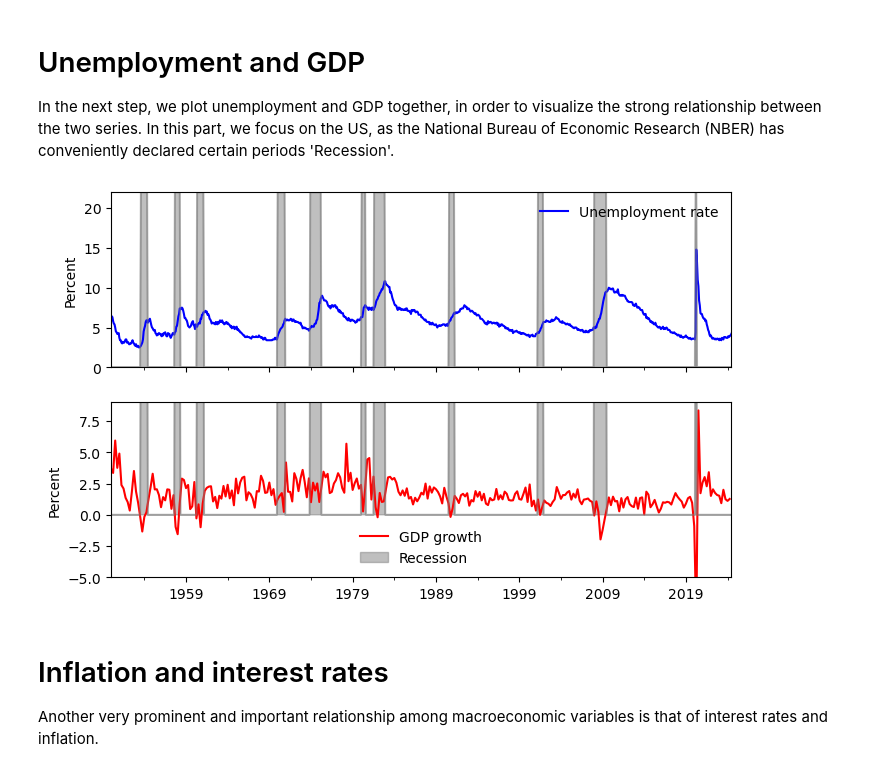
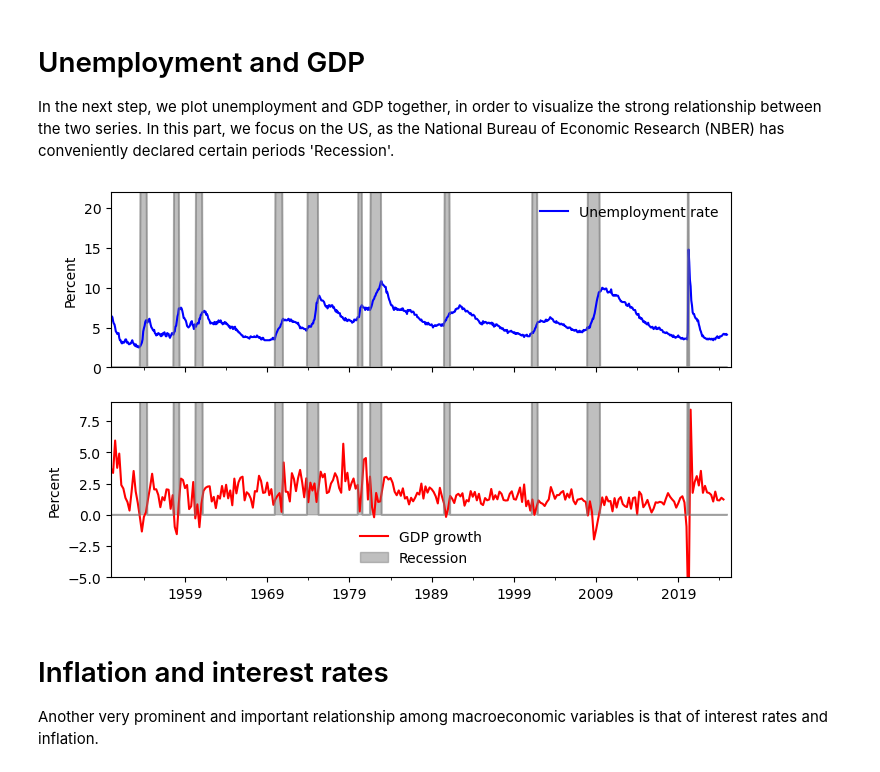
Before and after one commit to jvkramer/MacroIII_public, a Jupyter notebook: Lecture 1/Lec1.ipynb, the cells around one changed output. Drawn from its saved outputs; the diff is of its cells as text; code cells hidden in the pictures.

```diff
--- a/Lecture 1/Lec1.ipynb
+++ b/Lecture 1/Lec1.ipynb
@@ -184,32 +181,32 @@ In the next step, we plot unemployment and GDP together, in order to visualize t
 # %%
 from fredapi import Fred #need to install this
 fred = Fred(api_key='c0a963cd5bd17449f6d4b6a4e8d18f14')
 mult = 22
 us_gdp = fred.get_series('GDP') #gdp
 us_unemp = fred.get_series('UNRATE') #unemployment
 us_rec = fred.get_series('USREC')*mult #recession indicator
 tmprec = us_rec*-1 #recession indicator
 
 us_gdp_log  = np.log(us_gdp)
 us_gdp_diff = us_gdp_log.diff()*100
 
 fig, (ax1, ax2) = plt.subplots(2, 1, sharex=True)
 us_unemp.plot.line(ax=ax1, figsize=(8, 5), x='DATE', color="blue", label = 'Unemployment rate')
 us_rec.plot.area(ax=ax1, figsize=(8, 5), x='DATE', alpha=0.5, color="gray")
 ax1.set_ylabel('Percent')
-ax1.set_xlim("1950-01-01", "2024-06-01")
+ax1.set_xlim("1950-01-01", "2025-06-01")
 ax1.set_ylim(0,mult)
 ax1.legend(frameon = False)
 
 us_gdp_diff.plot.line(ax=ax2, figsize=(8, 5), x='DATE', color="red", label = 'GDP growth')
 us_rec.plot.area(ax=ax2, figsize=(8, 5), x='DATE', alpha=0.5, color="gray", label = 'Recession')
-ax2.set_xlim("1950-01-01", "2024-06-01")
+ax2.set_xlim("1950-01-01", "2025-06-01")
 ax2.set_ylim(-5,9)
 ax2.set_ylabel('Percent')
 ax2.legend(frameon = False)
 plt.savefig('urate_gdp.pdf')
 # %% [output]
-[figure, old version]
+[figure, new version]
 # %% [markdown]
 # Inflation and interest rates
 Another very prominent and important relationship among macroeconomic variables is that of interest rates and inflation.
```
Also changed, not shown: parts of 7 cells of this notebook, 4 other files.
